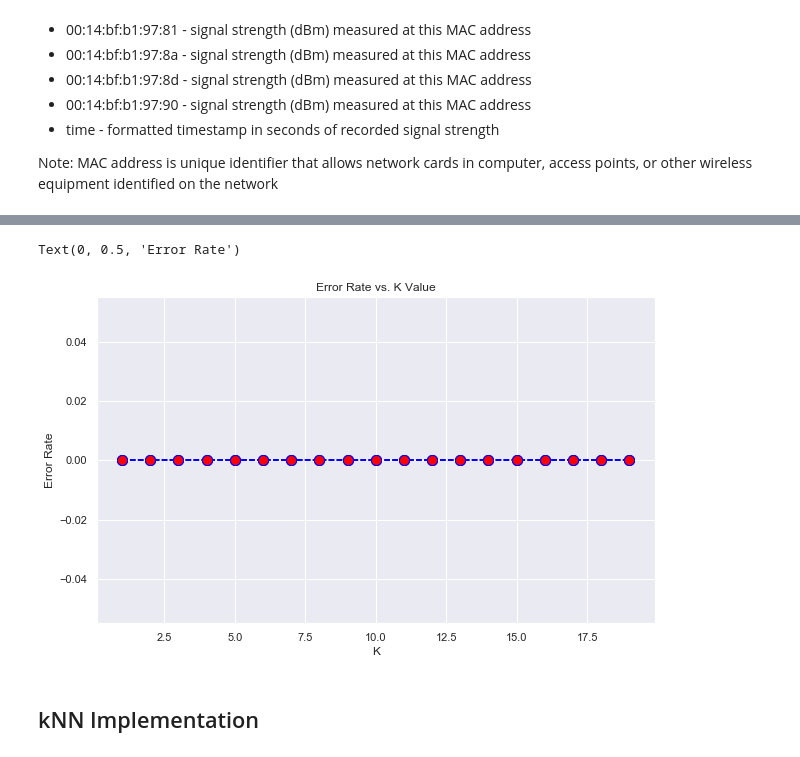
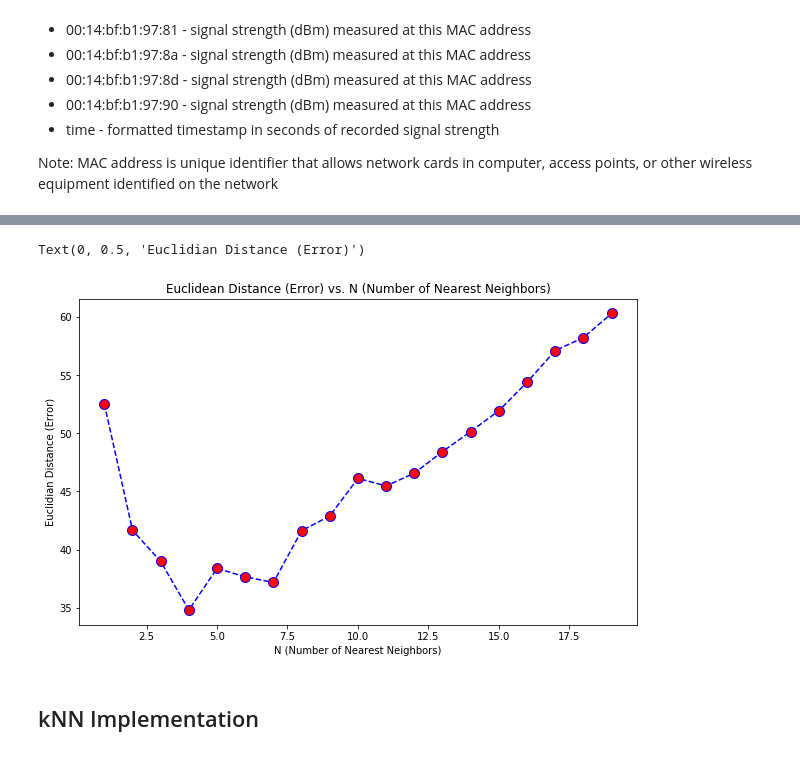
Before and after one commit to anguyen-07/Indoor-Positioning-Systems, a Jupyter notebook: QTW+CaseStudy1_IPS.ipynb, the cells around one changed output, grey strips where cells are left out. Drawn from its saved outputs; the diff is of its cells as text; code cells hidden in the pictures.

Commit message:
Updated Elbow Plot using Euclidean Distance Error Estimation

```diff
--- a/QTW+CaseStudy1_IPS.ipynb
+++ b/QTW+CaseStudy1_IPS.ipynb
@@ -163,6 +163,13 @@ csvFile_R_offline['time'] = pd.to_datetime(csvFile_R_offline['time'])
 csvFile_R_online['time'] = pd.to_datetime(csvFile_R_online['time'])
 
 # Join x and y coordinate positions into a single string label
+pos_offline = []
+for i in range(len(csvFile_R_offline)):
+    coords = [str(csvFile_R_offline['posX'][i]),str(csvFile_R_offline['posY'][i])]
+    str_pos = "-".join(coords)
+    pos_offline.append(str_pos)
+csvFile_R_offline.insert(1,'position',pos_offline)
+
 pos_online = []
 for i in range(len(csvFile_R_online)):
     coords = [str(csvFile_R_online['posX'][i]),str(csvFile_R_online['posY'][i])]
@@ -172,20 +179,20 @@ csvFile_R_online.insert(1,'position',pos_online)
 
 # Cast data frame to have mac values and their associated signal strengths in the columns
 # Aggregate positions by time
-position_offline = csvFile_R_offline.groupby('rawTime')['posX','posY','orientation'].mean()
-position_online = csvFile_R_online.groupby('position')['posX','posY','orientation'].mean()
+position_offline = csvFile_R_offline.groupby('position')['posX','posY'].mean()
+position_online = csvFile_R_online.groupby('position')['posX','posY'].mean()
 # Get aggreagated time stamps
-time_offline = csvFile_R_offline.groupby('rawTime')['time'].unique()
+time_offline = csvFile_R_offline.groupby('position')['time'].unique()
 time_online = csvFile_R_online.groupby('position')['time'].unique()
 # Pivot dataframe to wide format with mac addresses as feature columns aggregated by time
-macSignals_offline = pd.pivot_table(csvFile_R_offline, index = 'rawTime', columns = "mac", values = "signal", aggfunc = np.mean)
+macSignals_offline = pd.pivot_table(csvFile_R_offline, index = 'position', columns = "mac", values = "signal", aggfunc = np.mean)
 macSignals_online = pd.pivot_table(csvFile_R_online, index = 'position', columns = "mac", values = "signal", aggfunc = np.mean)
 # Merge aggregated positions with wide format data frame of mac addresses
-offline = pd.merge(position_offline,macSignals_offline,on='rawTime')
+offline = pd.merge(position_offline,macSignals_offline,on='position')
 online = pd.merge(position_online,macSignals_online,on='position')
 # Insert time stamp for measurements in wide-formatted data frame
-offline.insert(10, "time", time_offline)
-online.insert(10, "time", time_online)
+offline.insert(9, "time", time_offline)
+online.insert(9, "time", time_online)
 # %% [markdown]
 #### Feature Description
 * rawTime - unformatted timestamp in milliseconds of recorded signal strength
@@ -234,5 +226,5 @@ TRAIN: [     0      1      2 ... 116857 116858 116859] TEST: [116860 116861 1168
 # %%
-X = offline[['00:0f:a3:39:dd:cd','00:0f:a3:39:e1:c0','00:14:bf:3b:c7:c6','00:14:bf:b1:97:81','00:14:bf:b1:97:8a','00:14:bf:b1:97:8d','00:14:bf:b1:97:90','time']]
-y = offline[['posX','posY','orientation']]
+X = offline[['00:0f:a3:39:dd:cd','00:0f:a3:39:e1:c0','00:14:bf:3b:c7:c6','00:14:bf:b1:97:81','00:14:bf:b1:97:8a','00:14:bf:b1:97:8d','00:14:bf:b1:97:90']]
+y = offline[['posX','posY']]
 # %%
 from sklearn.model_selection import train_test_split
@@ -240,21 +232,22 @@ X_train, X_test, y_train, y_test = train_test_split(X, y, test_size = 0.2)
 # %%
-from sklearn.neighbors import KNeighborsClassifier
+from sklearn.neighbors import KNeighborsRegressor
+
 error = []
 for i in range(1,20):
-    knn = KNeighborsClassifier(n_neighbors=i)
+    knn = KNeighborsRegressor(n_neighbors=i)
     knn.fit(X_train, y_train)
     pred_i = knn.predict(X_test)
-    error.append(np.mean(pred_i != y_test))
+    error.append(np.sum(np.sqrt((pred_i[:,0] - y_test['posX'])**2 + (pred_i[:,1] - y_test['posY'])**2)))
 # %%
 import matplotlib.pyplot as plt
 
 plt.figure(figsize=(10,6))
 plt.plot(range(1,20), error, color='blue', linestyle='dashed', marker='o', markerfacecolor='red', markersize=10)
-plt.title('Error Rate vs. K Value')
-plt.xlabel('K')
-plt.ylabel('Error Rate')
+plt.title('Euclidean Distance (Error) vs. N (Number of Nearest Neighbors)')
+plt.xlabel('N (Number of Nearest Neighbors)')
+plt.ylabel('Euclidian Distance (Error)')
 # %% [output]
-Text(0, 0.5, 'Error Rate')
+Text(0, 0.5, 'Euclidian Distance (Error)')
-[figure, old version]
+[figure, new version]
 # %% [markdown]
 ## kNN Implementation
```
Also changed, not shown: parts of 9 cells of this notebook.
